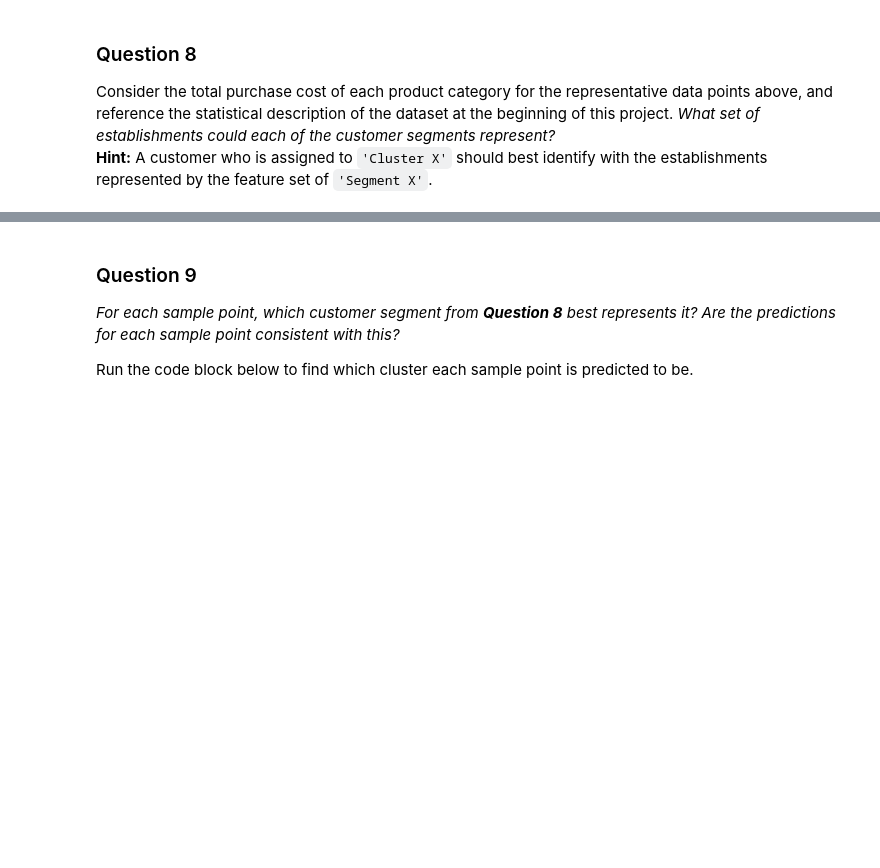
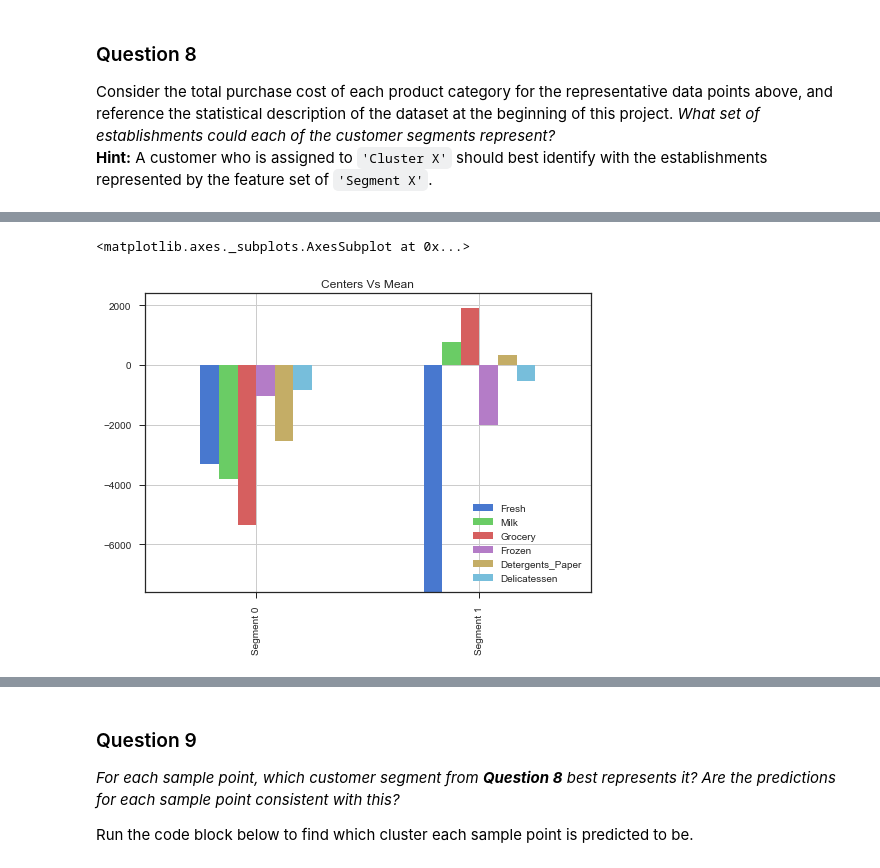
Before and after one commit to phanindravarma38/ConsumerAnalysys_UnsupervisedLearning, a Jupyter notebook: customer_segments.ipynb, the cells around one changed output, grey strips where cells are left out. Cells and saved outputs as stored; diff of their text form; code cells hidden in the pictures; blank space fills up the shorter version.

Commit message:
Feat:GMM_K_Means Customer Clustering Analyses

```diff
--- a/customer_segments.ipynb
+++ b/customer_segments.ipynb
@@ -853,0 +855,8 @@ Consider the total purchase cost of each product category for the representative
+# %%
+centers_distribution_mean=true_centers-data_statistics_median.loc["mean"]
+centers_distribution_median=true_centers-data_statistics_median.loc['Median']
+print "Distribution According to Mean:"
+display(centers_distribution_mean)
+display(data_statistics_median.loc["mean"])
+print "Distribution According to Median:"
+display(centers_distribution_median)
@@ -853,0 +879,5 @@ Consider the total purchase cost of each product category for the representative
+# %%
+centers_distribution_mean.plot.bar(fig=fig,title="Centers Vs Mean", grid=True)
+# %% [output]
+<matplotlib.axes._subplots.AxesSubplot at 0x...>
+[figure, added]
```
Also changed, not shown: parts of 19 cells of this notebook.
